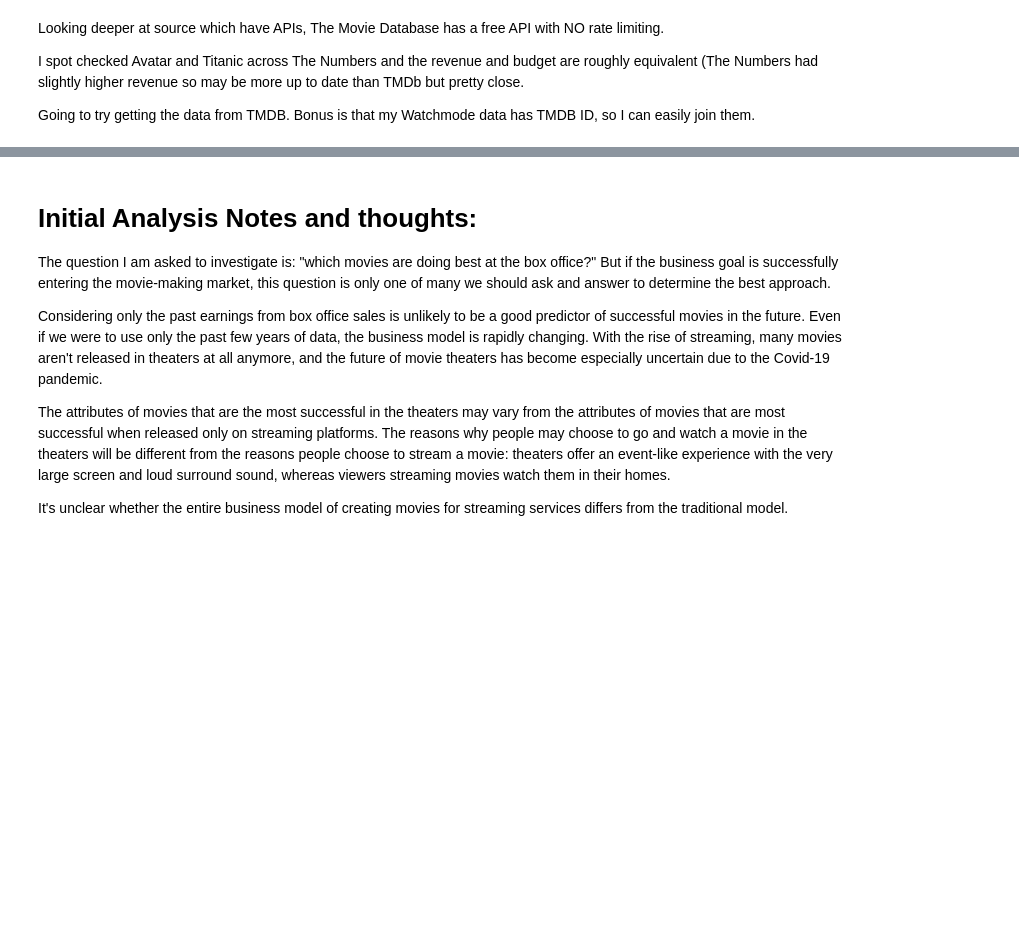
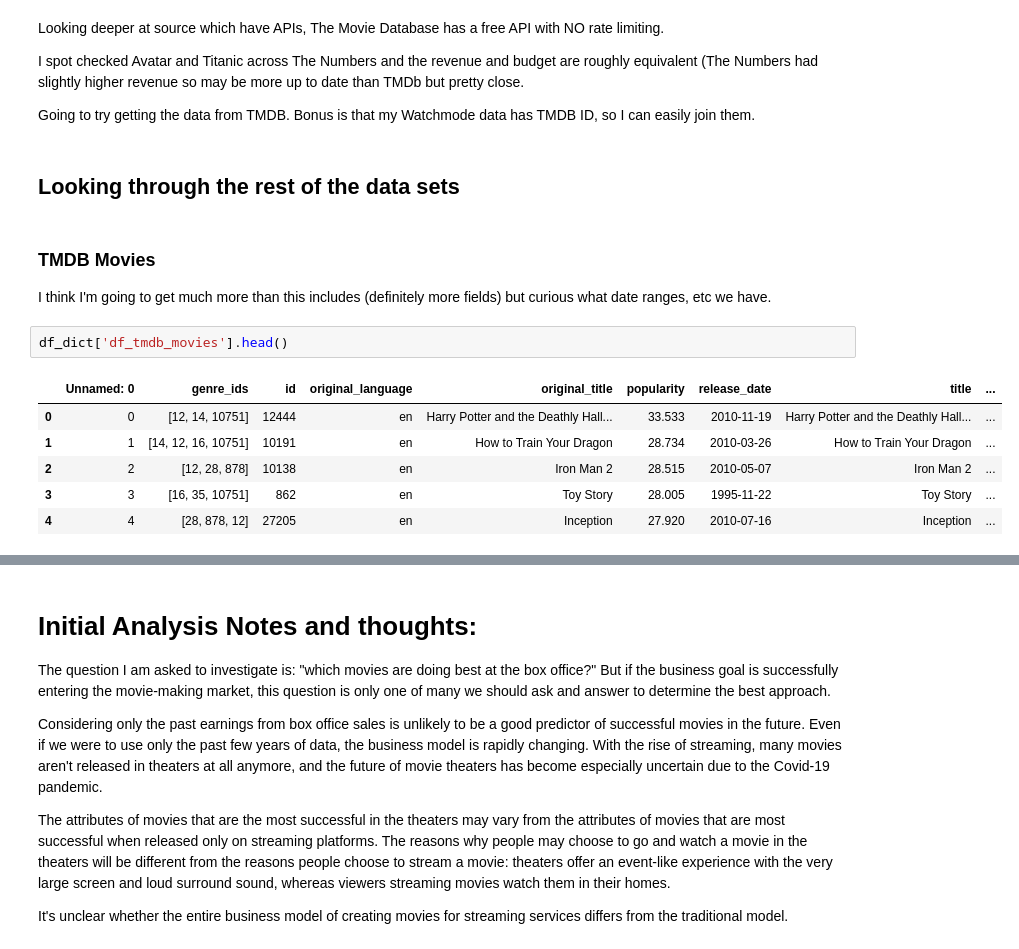
Before and after one commit to thetriggestcove/dsc-phase-1-project, a Jupyter notebook: student.ipynb, the cells around one changed output, grey strips where cells are left out. Cells and saved outputs as stored; diff of their text form; blank space fills up the shorter version.

```diff
--- a/student.ipynb
+++ b/student.ipynb
@@ -341,3 +342,18 @@ Looking deeper at source which have APIs, The Movie Database has a free API with
 I spot checked Avatar and Titanic across The Numbers and the revenue and budget are roughly equivalent (The Numbers had slightly higher revenue so may be more up to date than TMDb but pretty close.
 
 Going to try getting the data from TMDB. Bonus is that my Watchmode data has TMDB ID, so I can easily join them.
+# %% [markdown]
+## Looking through the rest of the data sets
+# %% [markdown]
+### TMDB Movies
+
+I think I'm going to get much more than this includes (definitely more fields) but curious what date ranges, etc we have.
+# %%
+df_dict['df_tmdb_movies'].head()
+# %% [output]
+|  | Unnamed: 0 | genre_ids | id | original_language | original_title | popularity | release_date | title | ... |
+| 0 | 0 | [12, 14, 10751] | 12444 | en | Harry Potter and the Deathly Hall... | 33.533 | 2010-11-19 | Harry Potter and the Deathly Hall... | ... |
+| 1 | 1 | [14, 12, 16, 10751] | 10191 | en | How to Train Your Dragon | 28.734 | 2010-03-26 | How to Train Your Dragon | ... |
+| 2 | 2 | [12, 28, 878] | 10138 | en | Iron Man 2 | 28.515 | 2010-05-07 | Iron Man 2 | ... |
+| 3 | 3 | [16, 35, 10751] | 862 | en | Toy Story | 28.005 | 1995-11-22 | Toy Story | ... |
+| 4 | 4 | [28, 878, 12] | 27205 | en | Inception | 27.920 | 2010-07-16 | Inception | ... |
```
Also changed, not shown: parts of 93 cells of this notebook, 10 other files.
